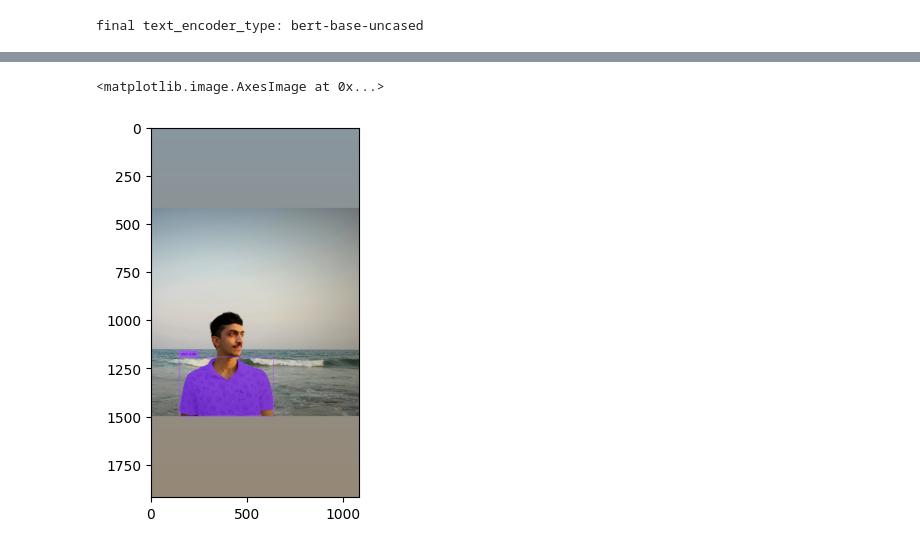
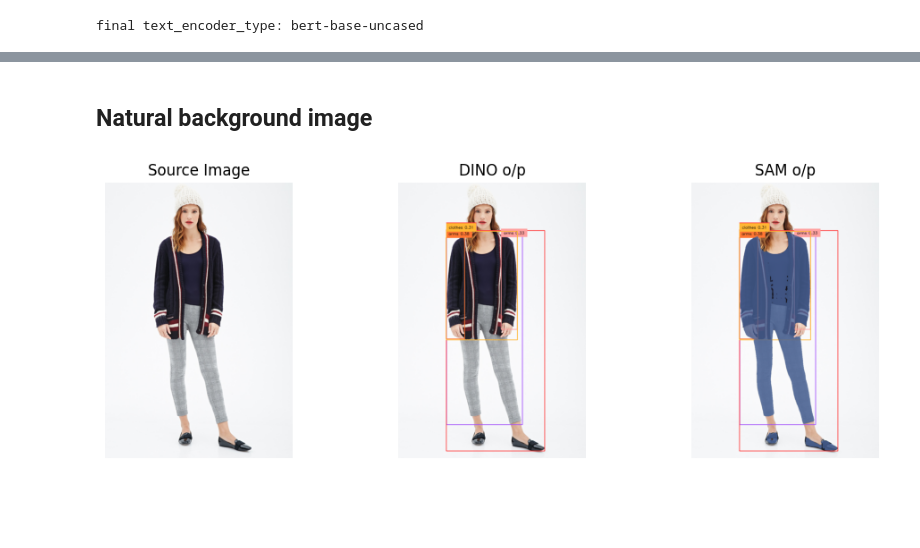
Before and after one commit to Sumukha21/FashionXchange, a Jupyter notebook: notebooks/text_based_image_editing.ipynb, the cells around one changed output, grey strips where cells are left out. Drawn from its saved outputs; the diff is of its cells as text; code cells hidden in the pictures; blank space fills up the shorter version.

```diff
--- a/notebooks/text_based_image_editing.ipynb
+++ b/notebooks/text_based_image_editing.ipynb
@@ -237,9 +201,44 @@ masks, _, _ = sam_predictor.predict_torch(
-# %%
-img_annotated_mask = show_mask(
-        masks[0][0].cpu(),
-        annotate(image_source=src, boxes=boxes, logits=logits, phrases=phrases)[...,::-1]
-    )
-plt.imshow(img_annotated_mask)
-# %% [output]
-<matplotlib.image.AxesImage at 0x...>
-[figure, removed]
+# %%
+def get_mask(img_path, looking_for, box_threshold=0.3, text_threshold=0.25):
+  fig, axs = plt.subplots(1, 3, figsize=(12, 4))
+  src, img = load_image(image_path)
+  axs[0].imshow(src, cmap='gray')
+  axs[0].set_title('Source Image')
+  axs[0].axis('off')
+  boxes, logits, phrases = predict(
+        model=groundingdino_model,
+        image=img,
+        caption=looking_for,
+        box_threshold=box_threshold,
+        text_threshold=text_threshold
+    )
+  annotated_frame = annotate(image_source=src, boxes=boxes, logits=logits, phrases=phrases)
+  axs[1].imshow(np.flip(annotated_frame, 2), cmap='gray')
+  axs[1].set_title('DINO o/p')
+  axs[1].axis('off')
+
+  sam_predictor.set_image(src)
+  new_boxes = transform_boxes(sam_predictor,boxes, src, device)
+  masks, _, _ = sam_predictor.predict_torch(
+      point_coords=None,
+      point_labels=None,
+      boxes=new_boxes,
+      multimask_output=False,
+  )
+  masks = torch.any(masks, dim=0, keepdim=True)
+  img_annotated_mask = show_mask(
+        masks[0][0].cpu(),
+        annotate(image_source=src, boxes=boxes, logits=logits, phrases=phrases)[...,::-1]
+    )
+  axs[2].imshow(img_annotated_mask, cmap='gray')
+  axs[2].set_title('SAM o/p')
+  axs[2].axis('off')
+  return masks, src
+# %% [markdown]
+## Natural background image
+# %%
+image_path = "/content/WOMEN-Tees_Tanks-id_00002747-02_7_additional.jpg" #"/content/WOMEN-Rompers_Jumpsuits-id_00007978-05_1_front.jpg"
+looking_for = "clothes, arms"
+masks, src = get_mask(image_path, looking_for, box_threshold=0.3, text_threshold=0.25)
+# %% [output]
+[figure, added]
```
Also changed, not shown: parts of 24 cells of this notebook, 2 other files.
